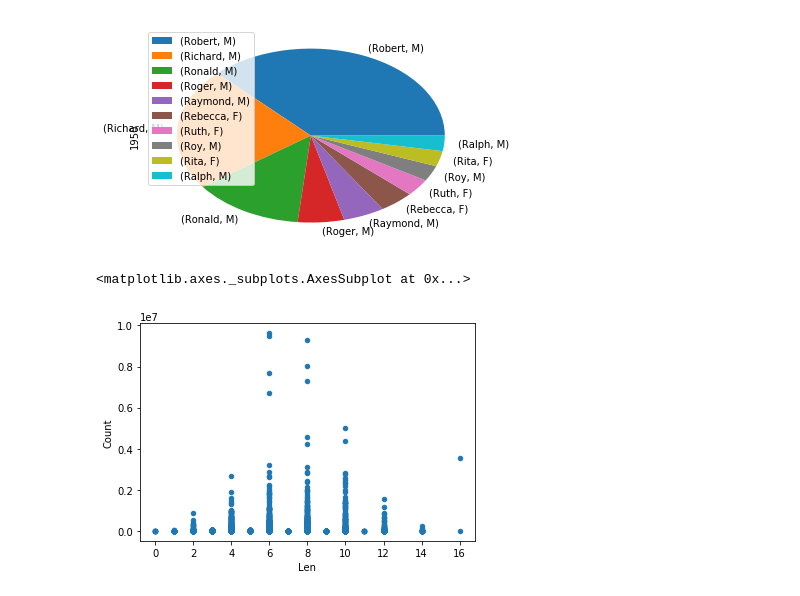
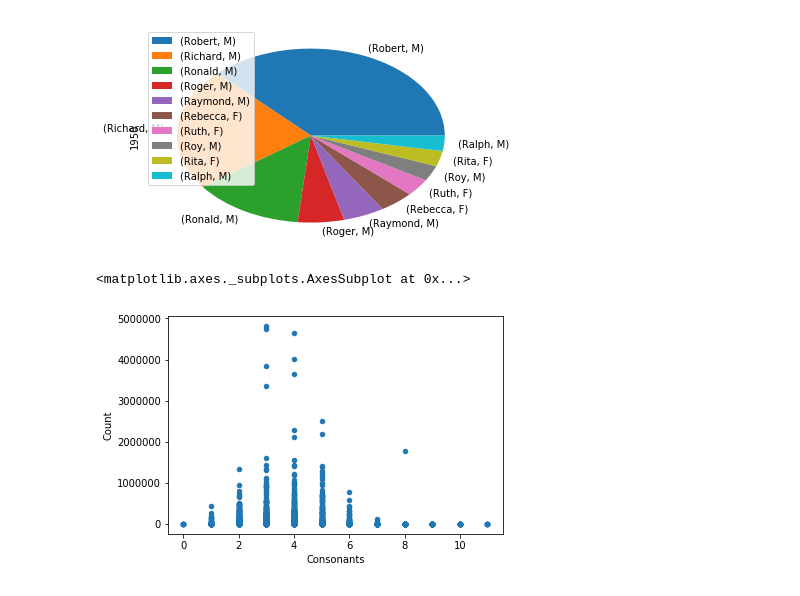
Before and after one commit to miniTeckel/python_lessons, a Jupyter notebook: lesson4_1/Lesson 4.2.ipynb, the cells around one changed output. Cells and saved outputs as stored; diff of their text form; code cells hidden in the pictures.

```diff
--- a/lesson4_1/Lesson 4.2.ipynb
+++ b/lesson4_1/Lesson 4.2.ipynb
@@ -55,9 +55,9 @@ data = data1900_2000.drop(columns=[str(x) for x in range(1900,2001)])
 def count_consonants(s):
     return len([x for x in s.lower() if not x in ('a', 'e', 'i', 'o', 'u')])
 # %%
-data['Len'] = data.apply(lambda row: count_consonants(row.Name), axis=1)
+names['Consonants'] = names.apply(lambda row: count_consonants(row.name), axis=1)
 # %%
-data.groupby(['Name']).sum().plot.scatter(x='Len', y='Count')
+names.plot.scatter(x='Consonants', y='Count')
 # %% [output]
 <matplotlib.axes._subplots.AxesSubplot at 0x...>
-[figure, old version]
+[figure, new version]
```
Also changed, not shown: parts of 3 cells of this notebook.
